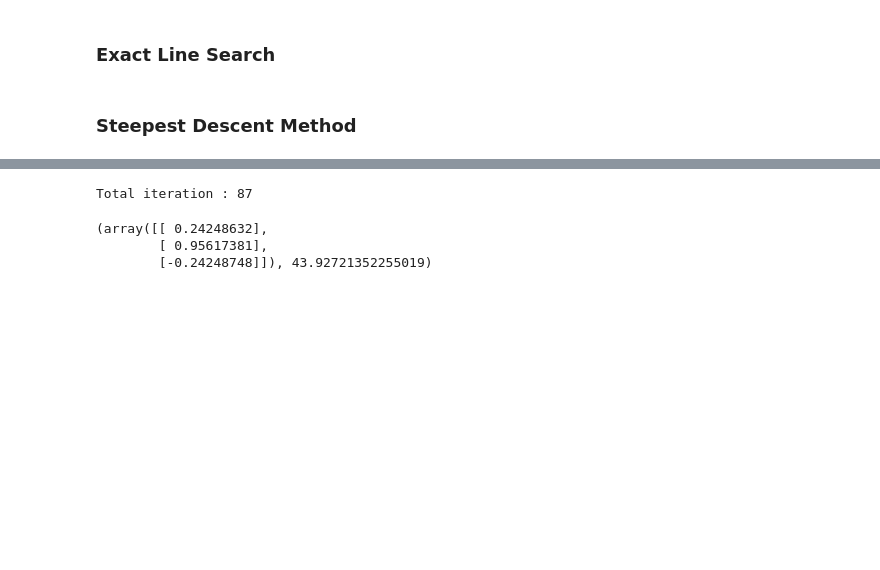
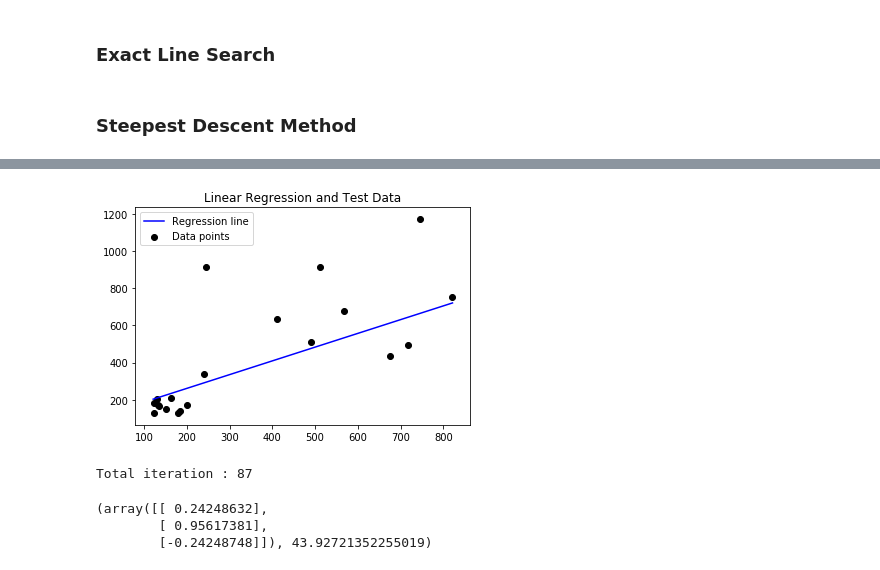
Before and after one commit to akinelden/ie440-homework6, a Jupyter notebook: HW6.ipynb, the cells around one changed output, grey strips where cells are left out. Drawn from its saved outputs; the diff is of its cells as text; code cells hidden in the pictures; blank space fills up the shorter version.

```diff
--- a/HW6.ipynb
+++ b/HW6.ipynb
@@ -142,3 +143,7 @@ plotRegressionGraph(np.array(norm_train), regA, ws_a)
+# %%
+plotRegressionGraph(np.array(test_data), regA, ws_a, "Linear Regression and Test Data")
+# %% [output]
+[figure, added]
 # %%
 ws_b, fs_b, outputs_b = steepestDescentMethod(f_b, grad_fb, [0,0,0], 0.001)
 ws_b, fs_b
```
Also changed, not shown: parts of 4 cells of this notebook.
